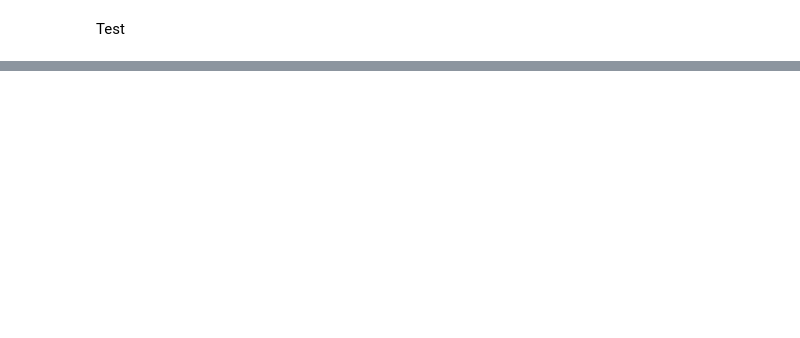
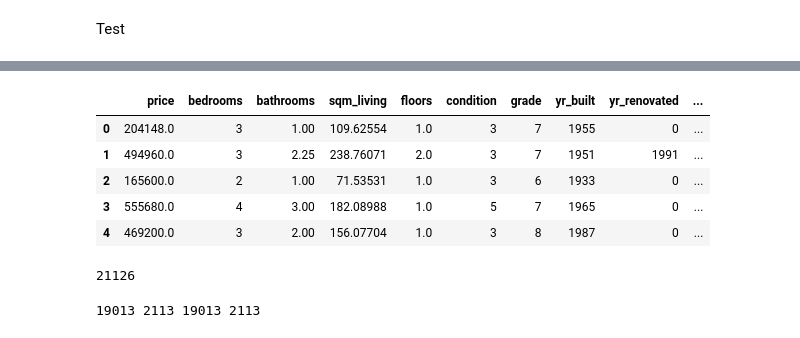
Before and after one commit to peleemanuel/IC, a Jupyter notebook: notebooks/prediction_mods.ipynb, the cells around one changed output, grey strips where cells are left out. Drawn from its saved outputs; the diff is of its cells as text; code cells hidden in the pictures; blank space fills up the shorter version.

```diff
--- a/notebooks/prediction_mods.ipynb
+++ b/notebooks/prediction_mods.ipynb
@@ -243,0 +328,15 @@ Y_pred = model.predict(X_test)
+# %%
+# Read data
+kcdata = pd.read_csv('../data/final_dataset_1.csv')
+kcdata.head()
+# %% [output]
+|  | price | bedrooms | bathrooms | sqm_living | floors | condition | grade | yr_built | yr_renovated | ... |
+| 0 | 204148.0 | 3 | 1.00 | 109.62554 | 1.0 | 3 | 7 | 1955 | 0 | ... |
+| 1 | 494960.0 | 3 | 2.25 | 238.76071 | 2.0 | 3 | 7 | 1951 | 1991 | ... |
+| 2 | 165600.0 | 2 | 1.00 | 71.53531 | 1.0 | 3 | 6 | 1933 | 0 | ... |
+| 3 | 555680.0 | 4 | 3.00 | 182.08988 | 1.0 | 5 | 7 | 1965 | 0 | ... |
+| 4 | 469200.0 | 3 | 2.00 | 156.07704 | 1.0 | 3 | 8 | 1987 | 0 | ... |
+# %%
+len(kcdata)
+# %% [output]
+21126
@@ -243,0 +351,5 @@ Y_pred = model.predict(X_test)
+# %%
+# A brief preview of train-test split
+print(len(X_train), len(X_test), len(y_train), len(y_test))
+# %% [output]
+19013 2113 19013 2113
```
Also changed, not shown: parts of 43 cells of this notebook, 1 other file.
